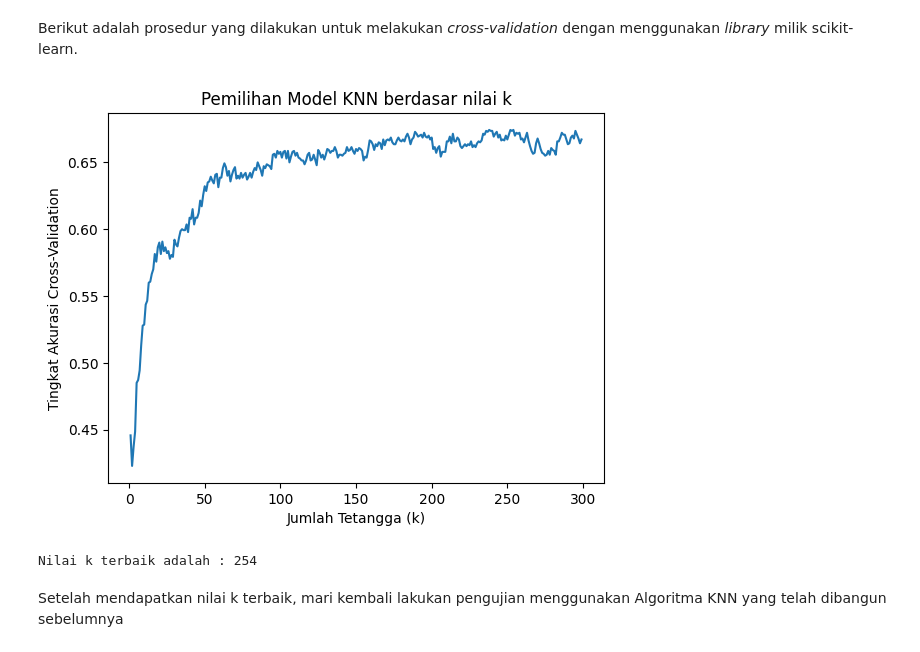
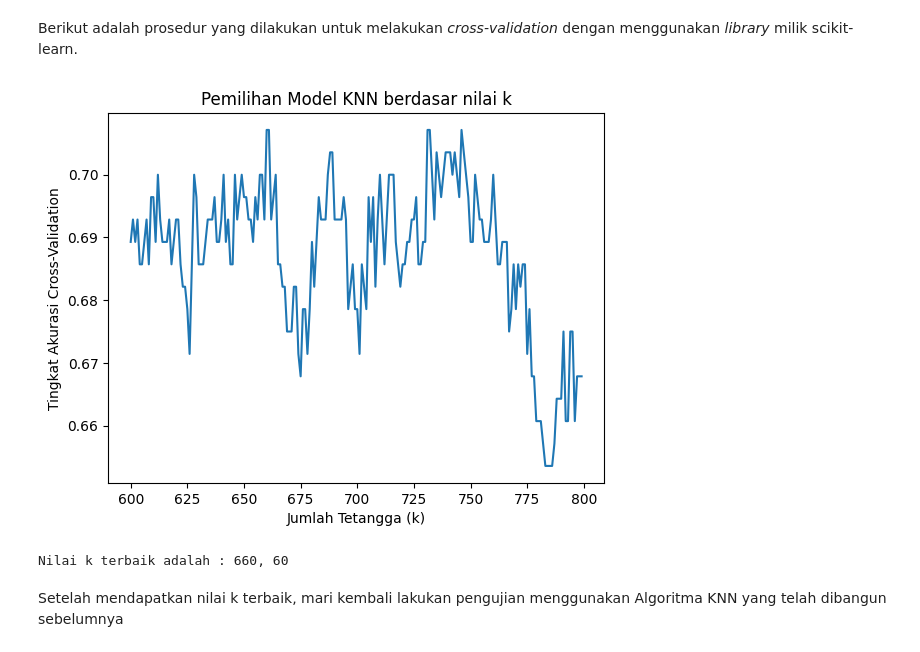
Before and after one commit to mikeleo03/Supervised-Learning-Algorithm, a Jupyter notebook: src/knn.ipynb, the cells around one changed output. Drawn from its saved outputs; the diff is of its cells as text; code cells hidden in the pictures.

```diff
--- a/src/knn.ipynb
+++ b/src/knn.ipynb
@@ -139,30 +139,30 @@ Berikut adalah prosedur yang dilakukan untuk melakukan *cross-validation* dengan
 # %%
 # Impor library yang diperlukan
 from sklearn.model_selection import cross_val_score
 import matplotlib.pyplot as plt
 
 # Menemukan nilai 'k' terbaik dengan cross-validation
-k_values = list(range(1, 300))      # Iterasi dilakukan pada rentang k antara 1 - 300
+k_values = list(range(600, 800))      # Iterasi dilakukan pada rentang k antara 1 - 300
 cv_scores = []
 
 for k in k_values:
     knn = KNeighborsClassifier(n_neighbors=k)
     scores = cross_val_score(knn, x_train, y_train, cv=5, scoring='accuracy')  # Digunakan 5-fold cross-validation
-    cv_scores.append(np.mean(scores))
+    cv_scores.append(np.max(scores))
 
 # Membuat ilustrasi perbandingan pemilihan nilai k dengan akurasi
 plt.plot(k_values, cv_scores)
 plt.xlabel('Jumlah Tetangga (k)')
 plt.ylabel('Tingkat Akurasi Cross-Validation')
 plt.title('Pemilihan Model KNN berdasar nilai k')
 plt.show()
 
 # Memilih nilai k yang memiliki nilai akurasi terbaik
 best_k = k_values[np.argmax(cv_scores)]
-print(f'Nilai k terbaik adalah : {best_k}')
+print(f'Nilai k terbaik adalah : {best_k}, {np.argmax(cv_scores)}')
 # %% [output]
-[figure, old version]
+[figure, new version]
-Nilai k terbaik adalah : 254
+Nilai k terbaik adalah : 660, 60
 # %% [markdown]
 Setelah mendapatkan nilai k terbaik, mari kembali lakukan pengujian menggunakan Algoritma KNN yang telah dibangun sebelumnya
 # %%
```
Also changed, not shown: parts of 6 cells of this notebook, 3 other files.
